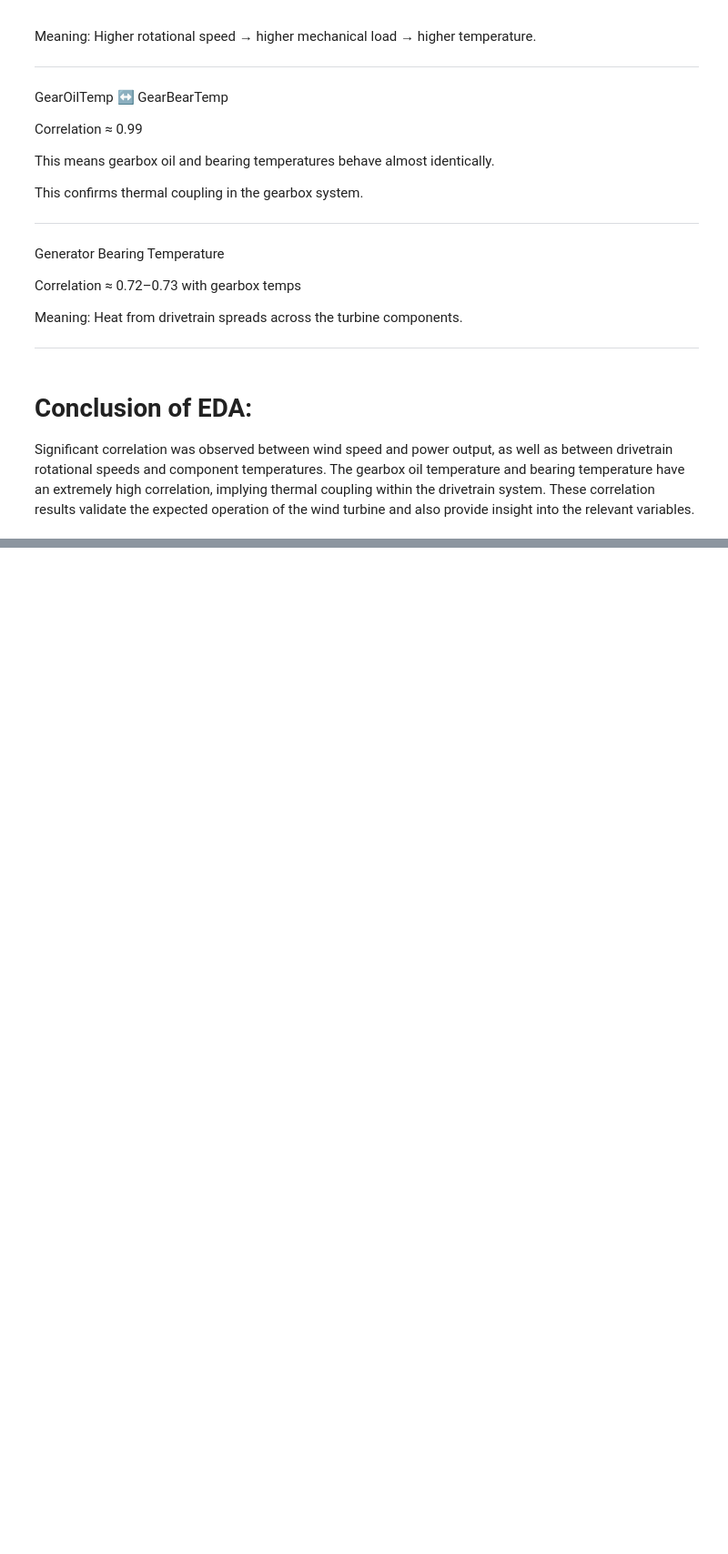
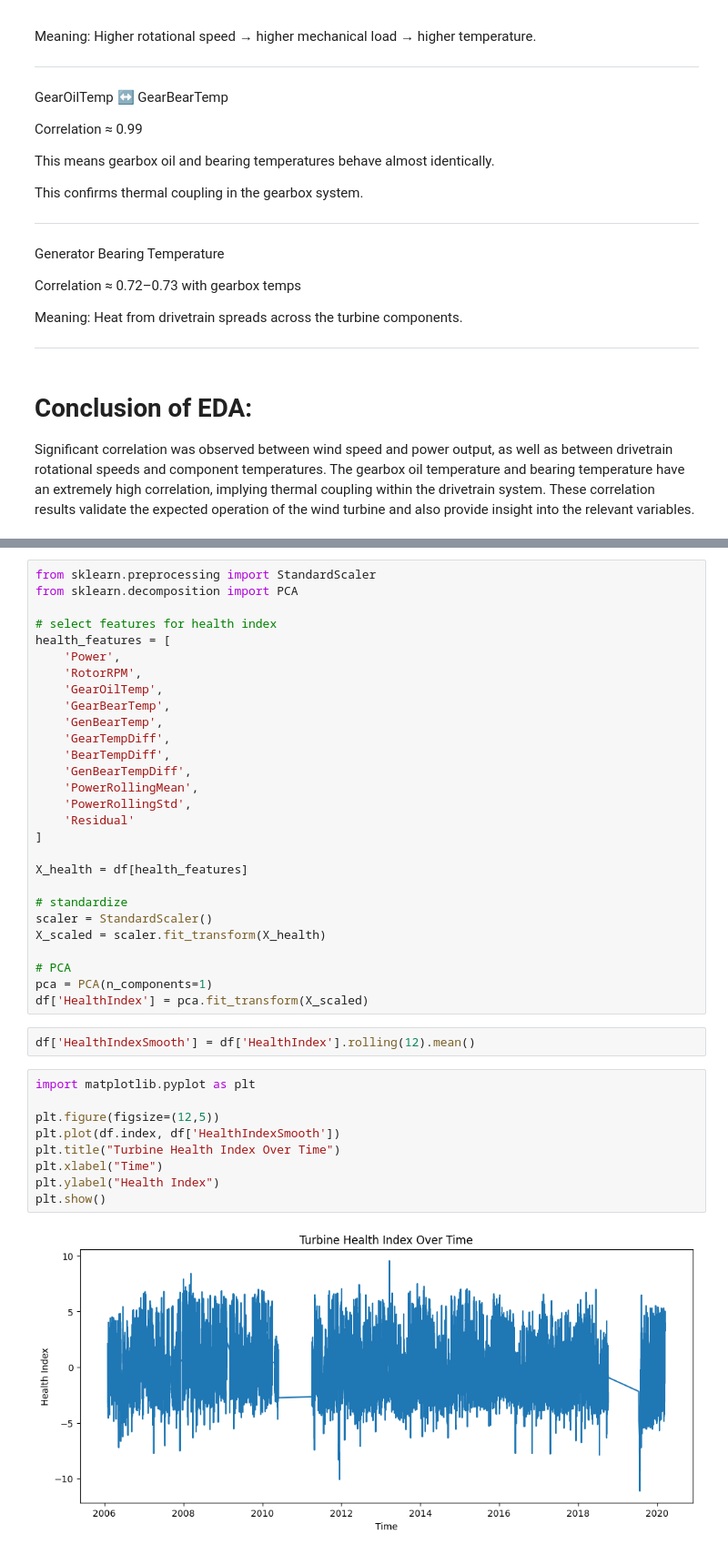
Before and after one commit to prashansarathod/COSC-5806-W03---Data-Analysis-With-Python, a Jupyter notebook: project.ipynb, the cells around one changed output, grey strips where cells are left out. Shown at 91% size. Cells and saved outputs as stored; diff of their text form; blank space fills up the shorter version.

```diff
--- a/project.ipynb
+++ b/project.ipynb
@@ -198,0 +270,41 @@ Significant correlation was observed between wind speed and power output, as wel
+# %%
+from sklearn.preprocessing import StandardScaler
+from sklearn.decomposition import PCA
+
+# select features for health index
+health_features = [
+    'Power',
+    'RotorRPM',
+    'GearOilTemp',
+    'GearBearTemp',
+    'GenBearTemp',
+    'GearTempDiff',
+    'BearTempDiff',
+    'GenBearTempDiff',
+    'PowerRollingMean',
+    'PowerRollingStd',
+    'Residual'
+]
+
+X_health = df[health_features]
+
+# standardize
+scaler = StandardScaler()
+X_scaled = scaler.fit_transform(X_health)
+
+# PCA
+pca = PCA(n_components=1)
+df['HealthIndex'] = pca.fit_transform(X_scaled)
+# %%
+df['HealthIndexSmooth'] = df['HealthIndex'].rolling(12).mean()
+# %%
+import matplotlib.pyplot as plt
+
+plt.figure(figsize=(12,5))
+plt.plot(df.index, df['HealthIndexSmooth'])
+plt.title("Turbine Health Index Over Time")
+plt.xlabel("Time")
+plt.ylabel("Health Index")
+plt.show()
+# %% [output]
+[figure, added]
```
Also changed, not shown: parts of 18 cells of this notebook.
